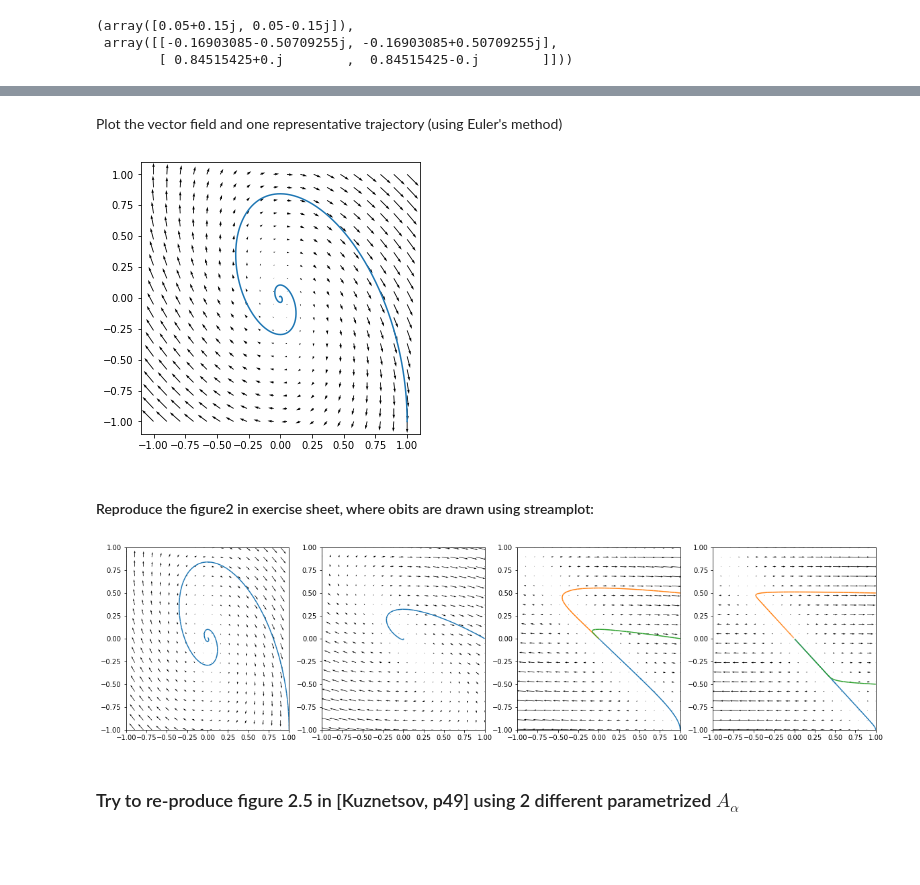
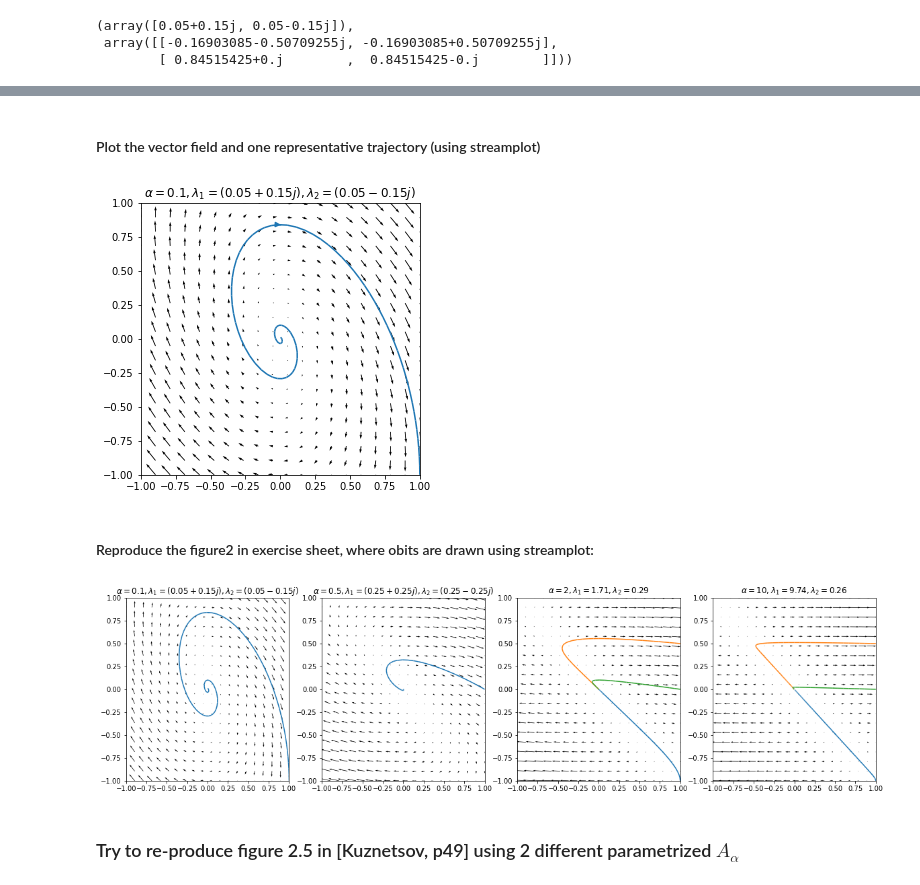
Before and after one commit to Linnore/MLCMS-EX3-GroupK, a Jupyter notebook: Test_Linnore.ipynb, the cells around one changed output, grey strips where cells are left out. Drawn from its saved outputs; the diff is of its cells as text; code cells hidden in the pictures; blank space fills up the shorter version.

Commit message:
Task1_finished

```diff
--- a/Test_Linnore.ipynb
+++ b/Test_Linnore.ipynb
@@ -72,18 +112,20 @@ trajy = traj[:, 1]
 # %% [markdown]
-Plot the vector field and one representative trajectory (using Euler's method)
+#### Plot the vector field and one representative trajectory (using streamplot)
 # %%
 fig1 = plt.figure(figsize=(5, 5))
 
 fig1a = fig1.add_subplot()
 
 fig1a.quiver(X, Y, U, V)
-#fig1a.streamplot(X, Y, U, V, integration_direction="backward")
+fig1a.streamplot(X, Y, U, V, start_points=[(1,-1)], integration_direction="backward")
 
-fig1a.plot(trajx, trajy) # plot the trajactory from Euler method
+lam = np.round(np.linalg.eig(A)[0], 2)
+plt.title(r"$\alpha={}, \lambda_1={}, \lambda_2={}$".format(a, lam[0], lam[1]))
 
+plt.savefig(r".\plots\Task1_testStreamplot")
 plt.show()
 # %% [output]
-[figure, old version]
+[figure, new version]
 # %% [markdown]
 #### Reproduce the figure2 in exercise sheet, where obits are drawn using streamplot:
 # %%
@@ -101,7 +143,8 @@ V = A[1][0]*X + A[1][1]*Y
 fig1a = fig1.add_subplot(gs[0,0])
 fig1a.quiver(X, Y, U, V)
 fig1a.streamplot(X, Y, U, V, start_points=[(1,-1)], integration_direction="backward", arrowstyle="-")
-
+lam = np.round(np.linalg.eig(A)[0], 2)
+plt.title(r"$\alpha={}, \lambda_1={}, \lambda_2={}$".format(a, lam[0], lam[1]))
 
 a = .5
 A = np.array([[a, a],
@@ -110,37 +153,42 @@ U = A[0][0]*X + A[0][1]*Y
 V = A[1][0]*X + A[1][1]*Y
 fig1b = fig1.add_subplot(gs[0,1])
 fig1b.quiver(X, Y, U, V)
 fig1b.streamplot(X, Y, U, V, start_points=[(1,0)], integration_direction="backward", arrowstyle="-")
+lam = np.round(np.linalg.eig(A)[0], 2)
+plt.title(r"$\alpha={}, \lambda_1={}, \lambda_2={}$".format(a, lam[0], lam[1]))
 
 a = 2
 A = np.array([[a, a],
               [-.25, 0]])
 U = A[0][0]*X + A[0][1]*Y
 V = A[1][0]*X + A[1][1]*Y
 fig1c = fig1.add_subplot(gs[0,2])
 fig1c.quiver(X, Y, U, V)
 fig1c.streamplot(X, Y, U, V, start_points=[(1,-1)], integration_direction="backward", arrowstyle="-")
 fig1c.streamplot(X, Y, U, V, start_points=[(1,0.5)], integration_direction="backward", arrowstyle="-")
 fig1c.streamplot(X, Y, U, V, start_points=[(1,0)], integration_direction="backward", arrowstyle="-")
-
+lam = np.round(np.linalg.eig(A)[0], 2)
+plt.title(r"$\alpha={}, \lambda_1={}, \lambda_2={}$".format(a, lam[0], lam[1]))
 
 
 
 a = 10
 A = np.array([[a, a],
               [-.25, 0]])
 U = A[0][0]*X + A[0][1]*Y
 V = A[1][0]*X + A[1][1]*Y
 fig1d = fig1.add_subplot(gs[0,3])
 fig1d.quiver(X, Y, U, V)
 fig1d.streamplot(X, Y, U, V, start_points=[(1,-1)], integration_direction="backward", arrowstyle="-")
 fig1d.streamplot(X, Y, U, V, start_points=[(1,0.5)], integration_direction="backward", arrowstyle="-")
-fig1d.streamplot(X, Y, U, V, start_points=[(1,-.5)], integration_direction="backward", arrowstyle="-")
+fig1d.streamplot(X, Y, U, V, start_points=[(1,0)], integration_direction="backward", arrowstyle="-")
+lam = np.round(np.linalg.eig(A)[0], 2)
+plt.title(r"$\alpha={}, \lambda_1={}, \lambda_2={}$".format(a, lam[0], lam[1]))
 
-
+plt.savefig(r".\plots\Task1_exf2")
 plt.show()
 # %% [output]
-[figure, old version]
+[figure, new version]
 # %% [markdown]
 ### Try to re-produce figure 2.5 in [Kuznetsov, p49] using 2 different parametrized $A_\alpha$
 # %%
```
Also changed, not shown: parts of 19 cells of this notebook.
